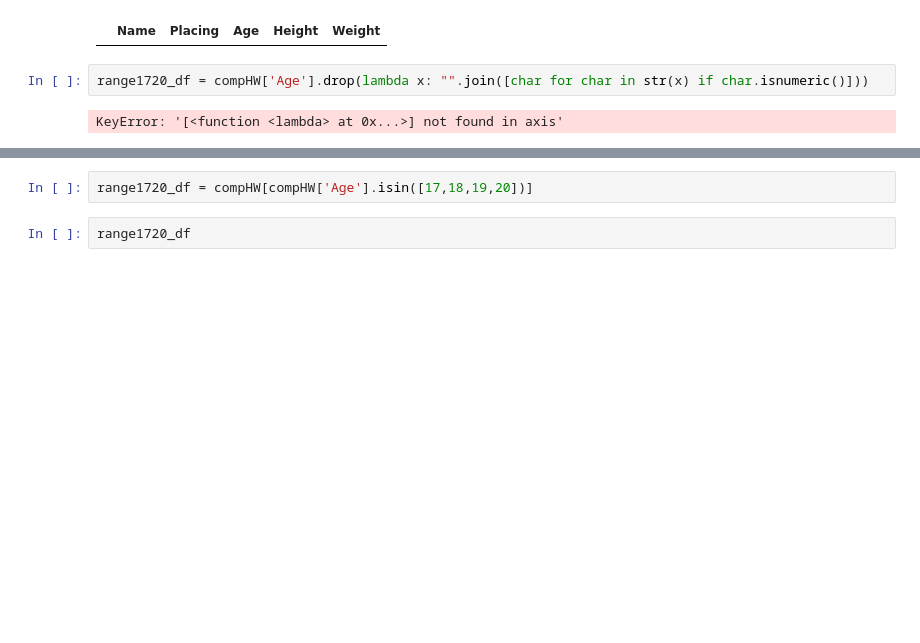
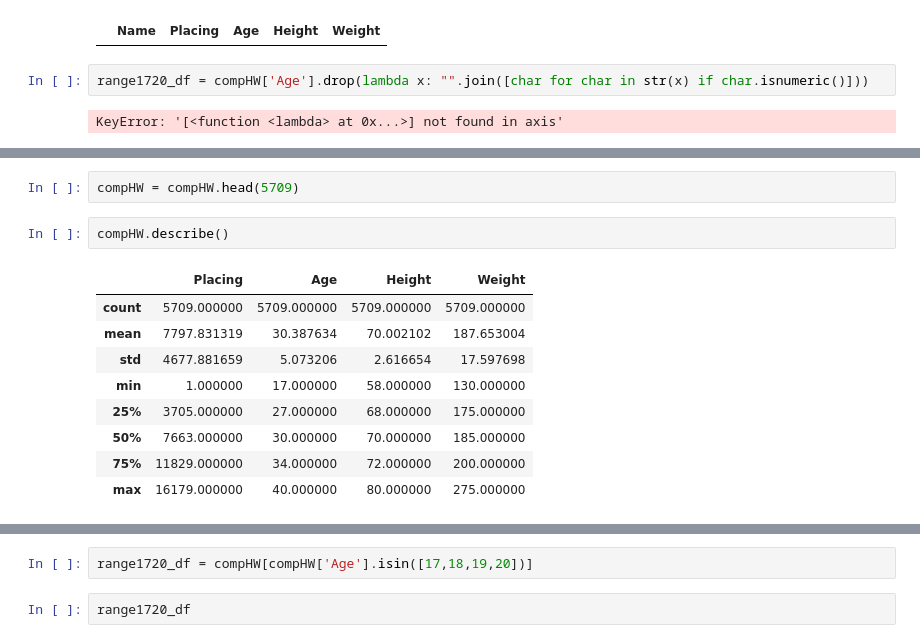
Before and after one commit to Jamesmg10/FinalCapstone, a Jupyter notebook: Explore.ipynb, the cells around one changed output, grey strips where cells are left out. Cells and saved outputs as stored; diff of their text form; blank space fills up the shorter version.

```diff
--- a/Explore.ipynb
+++ b/Explore.ipynb
@@ -319,0 +517,14 @@ SyntaxError: invalid syntax (1065353693.py, line 1)
+# %%
+compHW = compHW.head(5709)
+# %%
+compHW.describe()
+# %% [output]
+|  | Placing | Age | Height | Weight |
+| count | 5709.000000 | 5709.000000 | 5709.000000 | 5709.000000 |
+| mean | 7797.831319 | 30.387634 | 70.002102 | 187.653004 |
+| std | 4677.881659 | 5.073206 | 2.616654 | 17.597698 |
+| min | 1.000000 | 17.000000 | 58.000000 | 130.000000 |
+| 25% | 3705.000000 | 27.000000 | 68.000000 | 175.000000 |
+| 50% | 7663.000000 | 30.000000 | 70.000000 | 185.000000 |
+| 75% | 11829.000000 | 34.000000 | 72.000000 | 200.000000 |
+| max | 16179.000000 | 40.000000 | 80.000000 | 275.000000 |
```
Also changed, not shown: parts of 18 cells of this notebook.
